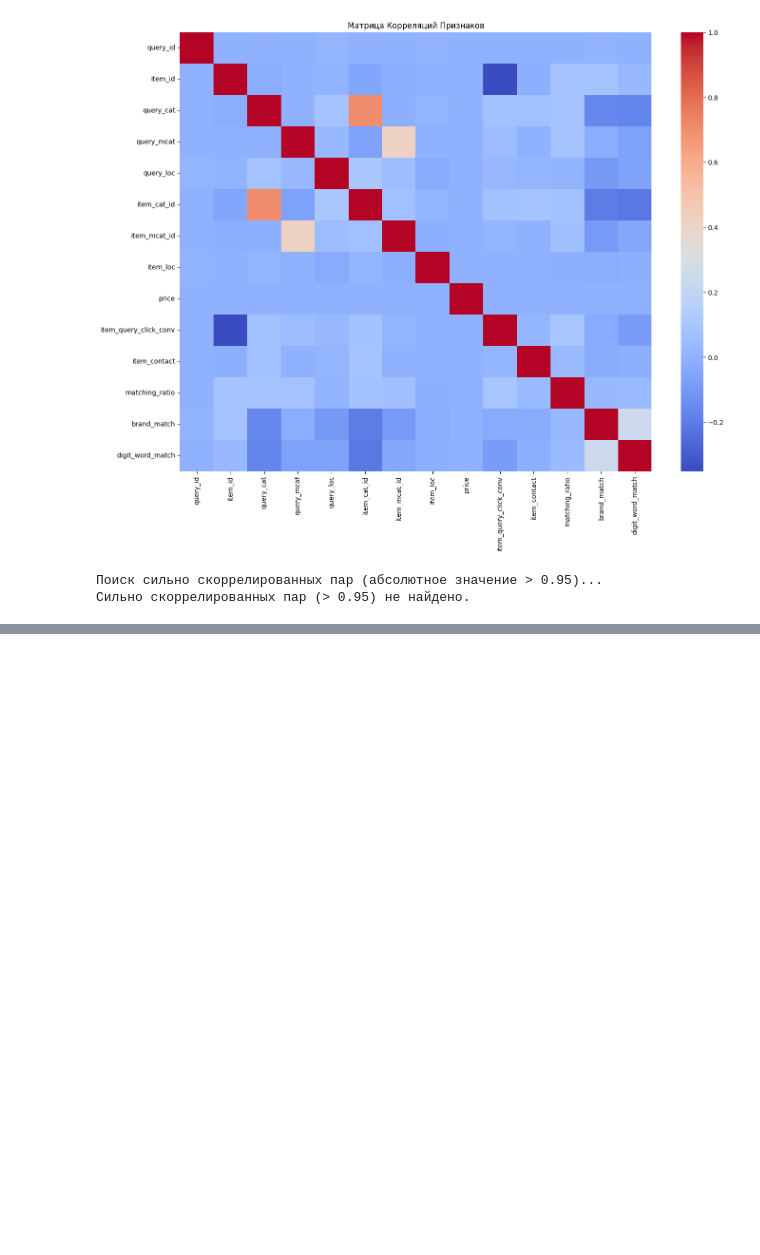
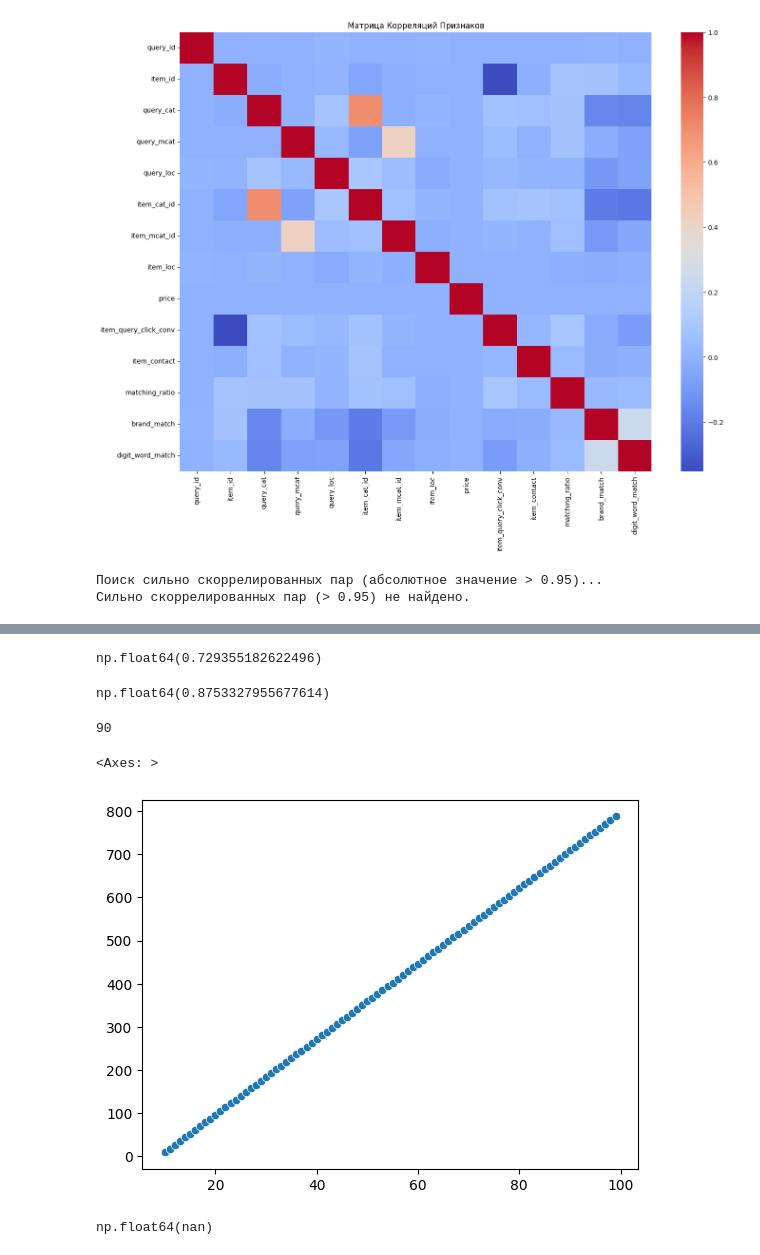
Before and after one commit to Nesterov-BA/misc-python, a Jupyter notebook: avito/main.ipynb, the cells around one changed output, grey strips where cells are left out. Saved outputs shown, nothing was run; the diff lists cells and outputs as text; code cells hidden in the pictures; blank space fills up the shorter version.

```diff
--- a/avito/main.ipynb
+++ b/avito/main.ipynb
@@ -141,0 +452,34 @@ display(train_sample_test)
+# %%
+scores.mean()
+# %% [output]
+np.float64(0.729355182622496)
+# %%
+l = 1000000
+rand_score = 0
+for i in tqdm.tqdm(range(l)):
+    idx = np.random.randint(0,10)
+    arr = np.zeros(10)
+    arr[idx] = 1
+    rand_score += calc_ndcg_at_k(arr)
+display(rand_score/l)
+# %% [output]
+np.float64(0.8753327955677614)
+# %%
+rand_score = 0
+print(len(range(10,100)))
+rand_scores = np.zeros(90)
+for l in range(10,100):
+    for i in range(l):
+        arr = np.zeros(l)
+        arr[i]=1
+        rand_score += calc_ndcg_at_k(arr)
+    rand_scores[l-10] = rand_score
+sns.scatterplot(x=range(10,100), y=rand_scores)
+# %% [output]
+90
+<Axes: >
+[figure, added]
+# %%
+compute_ndcg_per_query(train_sample_test[['query_id','item_contact', 'pred']])
+# %% [output]
+np.float64(nan)
```
Also changed, not shown: parts of 20 cells of this notebook.
